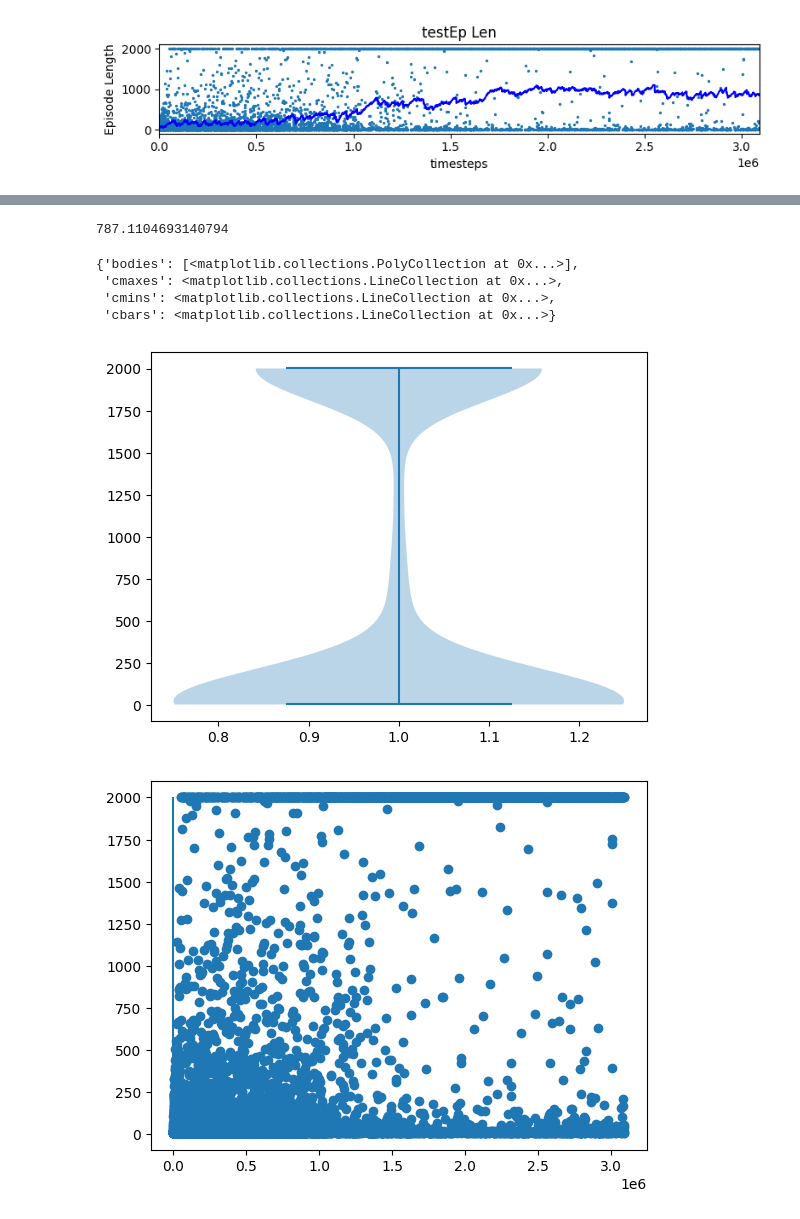
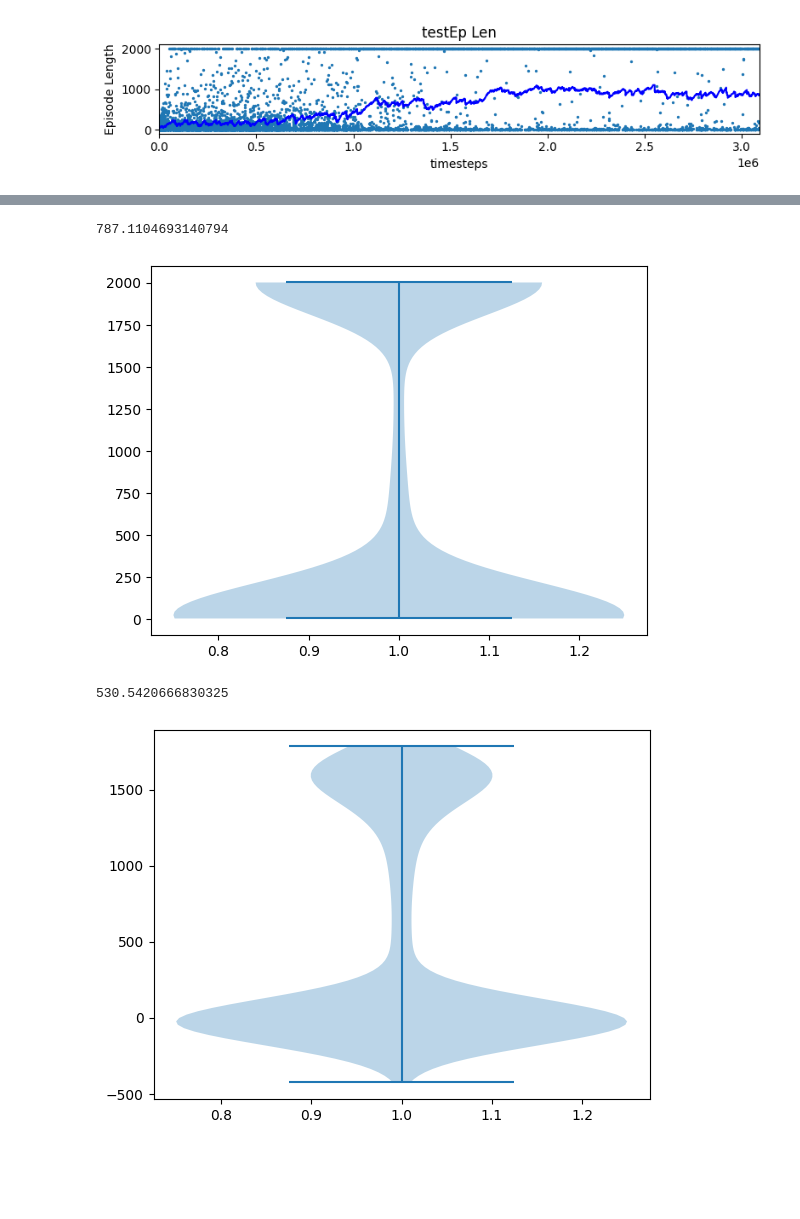
Before and after one commit to JarekJurek/quadruped_project, a Jupyter notebook: results_inspection.ipynb, the cells around one changed output, grey strips where cells are left out. Drawn from its saved outputs; the diff is of its cells as text; code cells hidden in the pictures; blank space fills up the shorter version.

```diff
--- a/results_inspection.ipynb
+++ b/results_inspection.ipynb
@@ -68,17 +65,3 @@ plt.scatter(x, y)
-# %%
-later_stage = y[5000:]
-# %%
-later_stage.mean()
-# %% [output]
-787.1104693140794
-# %%
-plt.violinplot(later_stage)
-# %% [output]
-{'bodies': [<matplotlib.collections.PolyCollection at 0x...>],
- 'cmaxes': <matplotlib.collections.LineCollection at 0x...>,
- 'cmins': <matplotlib.collections.LineCollection at 0x...>,
- 'cbars': <matplotlib.collections.LineCollection at 0x...>}
-[figure, removed]
 # %%
 def analyse_output(data):
     x, y = data[0]
@@ -89,4 +72,10 @@ def analyse_output(data):
 # %%
 analyse_output(episode_xy_list)
 # %% [output]
+787.1104693140794
-[figure, old version]
+[figure, new version]
+# %%
+analyse_output(rewards_xy_list)
+# %% [output]
+530.5420666830325
+[figure, added]
```
Also changed, not shown: parts of 6 cells of this notebook.
